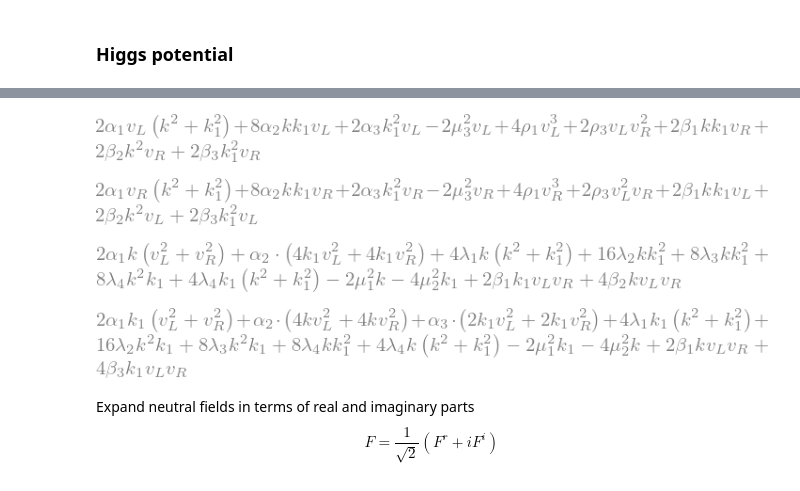
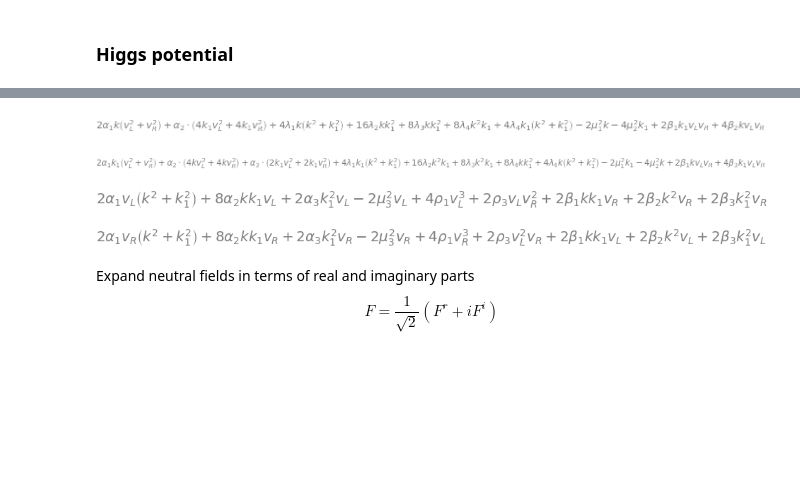
Before and after one commit to moiseszeleny/LRSM-with-Spheno, a Jupyter notebook: sympy_calculations/Lagrangian.ipynb, the cells around one changed output, grey strips where cells are left out. Drawn from its saved outputs; the diff is of its cells as text; code cells hidden in the pictures; blank space fills up the shorter version.

```diff
--- a/sympy_calculations/Lagrangian.ipynb
+++ b/sympy_calculations/Lagrangian.ipynb
@@ -620,14 +625,14 @@ VLRPhi.subs(vevL).subs(vevR).subs(vevPhi)
 # %%
 VLRPhi_vev = VLRPhi.subs(vevL).subs(vevR).subs(vevPhi)
 # %%
-scalar_vevs = [vL, vR, k, k1]
+scalar_vevs = [k, k1, vL, vR]
 for vev in scalar_vevs:
     display(VLRPhi_vev.diff(vev))
 # %% [output]
-[figure, old version]
+[figure, new version]
-[figure, old version]
+[figure, new version]
-[figure, old version]
+[figure, new version]
-[figure, old version]
+[figure, new version]
 # %% [markdown]
 Expand neutral fields in terms of real and imaginary parts
 $$F = \frac{1}{\sqrt{2}}(F^r + i F^i)$$
```
Also changed, not shown: parts of 16 cells of this notebook.
